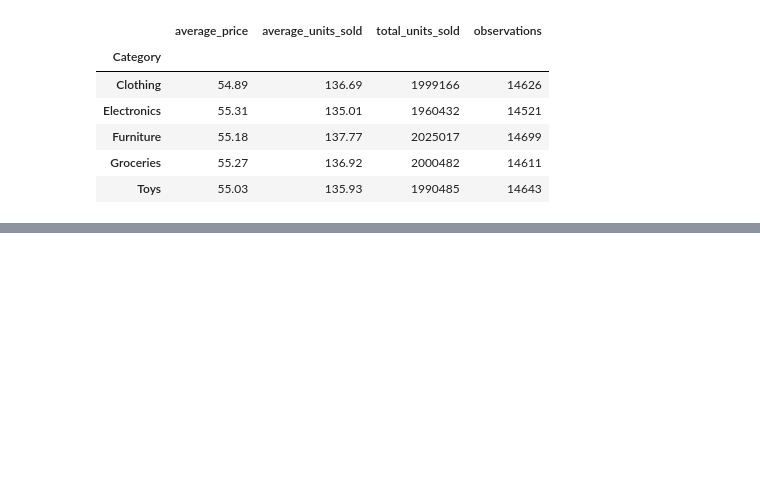
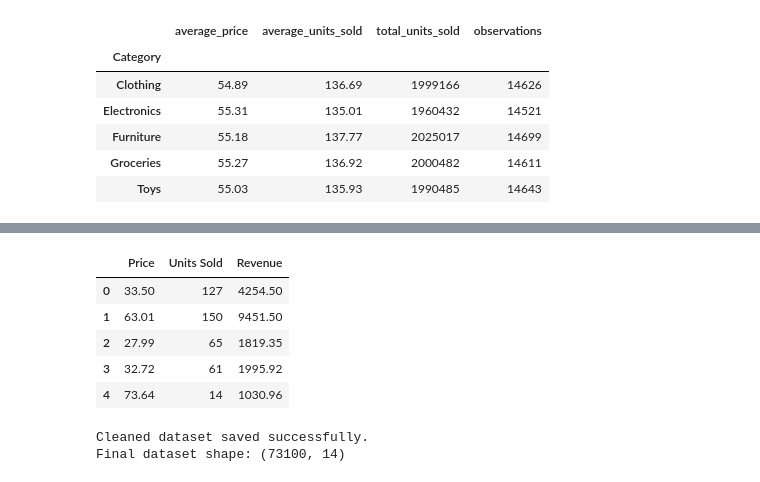
Before and after one commit to hasika2104/EconoCausal, a Jupyter notebook: notebooks/01_data_exploration.ipynb, the cells around one changed output, grey strips where cells are left out. Saved outputs shown, nothing was run; the diff lists cells and outputs as text; code cells hidden in the pictures; blank space fills up the shorter version.

Commit message:
Day 4: Clean and prepare retail dataset

```diff
--- a/notebooks/01_data_exploration.ipynb
+++ b/notebooks/01_data_exploration.ipynb
@@ -342,0 +479,24 @@ display(category_summary)
+# %%
+df["Revenue"] = df["Price"] * df["Units Sold"]
+
+display(df[["Price", "Units Sold", "Revenue"]].head())
+# %% [output]
+|  | Price | Units Sold | Revenue |
+| 0 | 33.50 | 127 | 4254.50 |
+| 1 | 63.01 | 150 | 9451.50 |
+| 2 | 27.99 | 65 | 1819.35 |
+| 3 | 32.72 | 61 | 1995.92 |
+| 4 | 73.64 | 14 | 1030.96 |
+# %%
+from pathlib import Path
+
+output_path = Path("../data/processed")
+output_path.mkdir(parents=True, exist_ok=True)
+
+df.to_csv(output_path / "retail_inventory_cleaned.csv", index=False)
+
+print("Cleaned dataset saved successfully.")
+print("Final dataset shape:", df.shape)
+# %% [output]
+Cleaned dataset saved successfully.
+Final dataset shape: (73100, 14)
```
Also changed, not shown: parts of 12 cells of this notebook, 2 other files.
